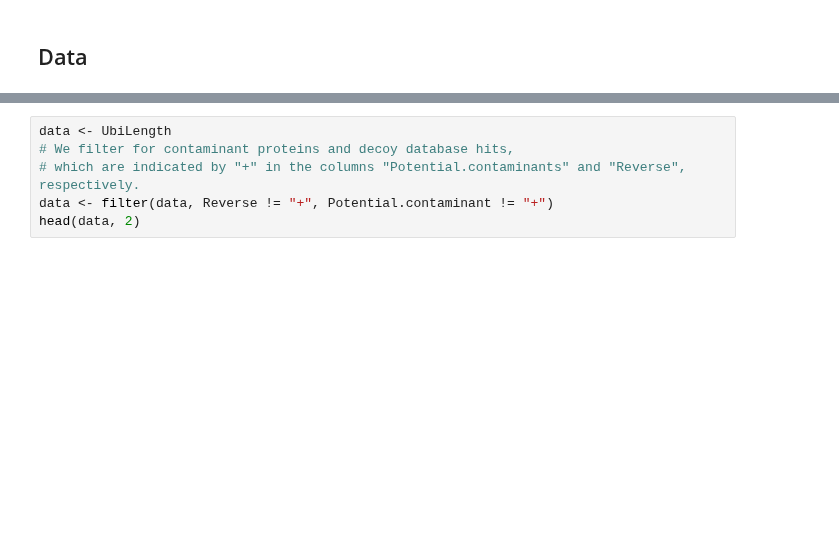
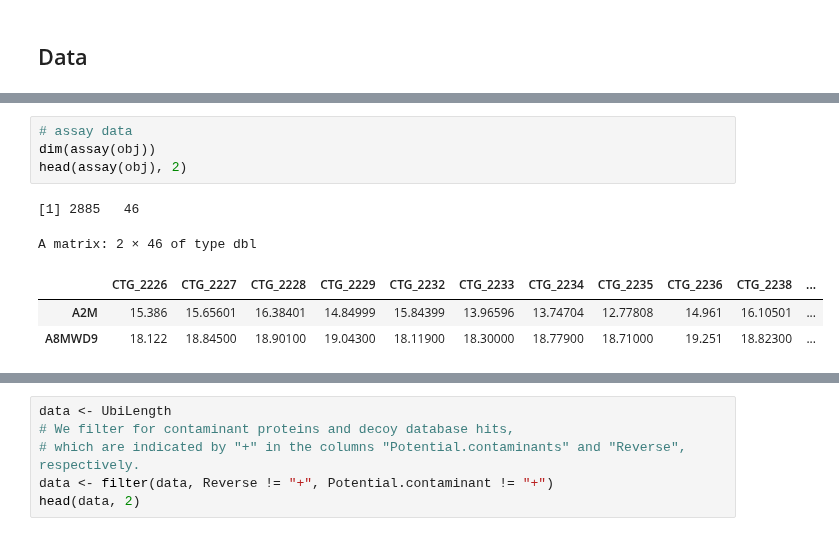
Before and after one commit to liorbey/lumin-workstation-materials, a Jupyter notebook: differential_protein_expression_R.ipynb, the cells around one changed output, grey strips where cells are left out. Saved outputs shown, nothing was run; the diff lists cells and outputs as text; blank space fills up the shorter version.

```diff
--- a/differential_protein_expression_R.ipynb
+++ b/differential_protein_expression_R.ipynb
@@ -70,0 +53,10 @@ unique(colData(obj)$Treatment.history)
+# %%
+# assay data
+dim(assay(obj))
+head(assay(obj), 2)
+# %% [output]
+[1] 2885   46
+A matrix: 2 × 46 of type dbl
+|  | CTG_2226 | CTG_2227 | CTG_2228 | CTG_2229 | CTG_2232 | CTG_2233 | CTG_2234 | CTG_2235 | CTG_2236 | CTG_2238 | ... |
+| A2M | 15.386 | 15.65601 | 16.38401 | 14.84999 | 15.84399 | 13.96596 | 13.74704 | 12.77808 | 14.961 | 16.10501 | ... |
+| A8MWD9 | 18.122 | 18.84500 | 18.90100 | 19.04300 | 18.11900 | 18.30000 | 18.77900 | 18.71000 | 19.251 | 18.82300 | ... |
```
Also changed, not shown: parts of 16 cells of this notebook.
